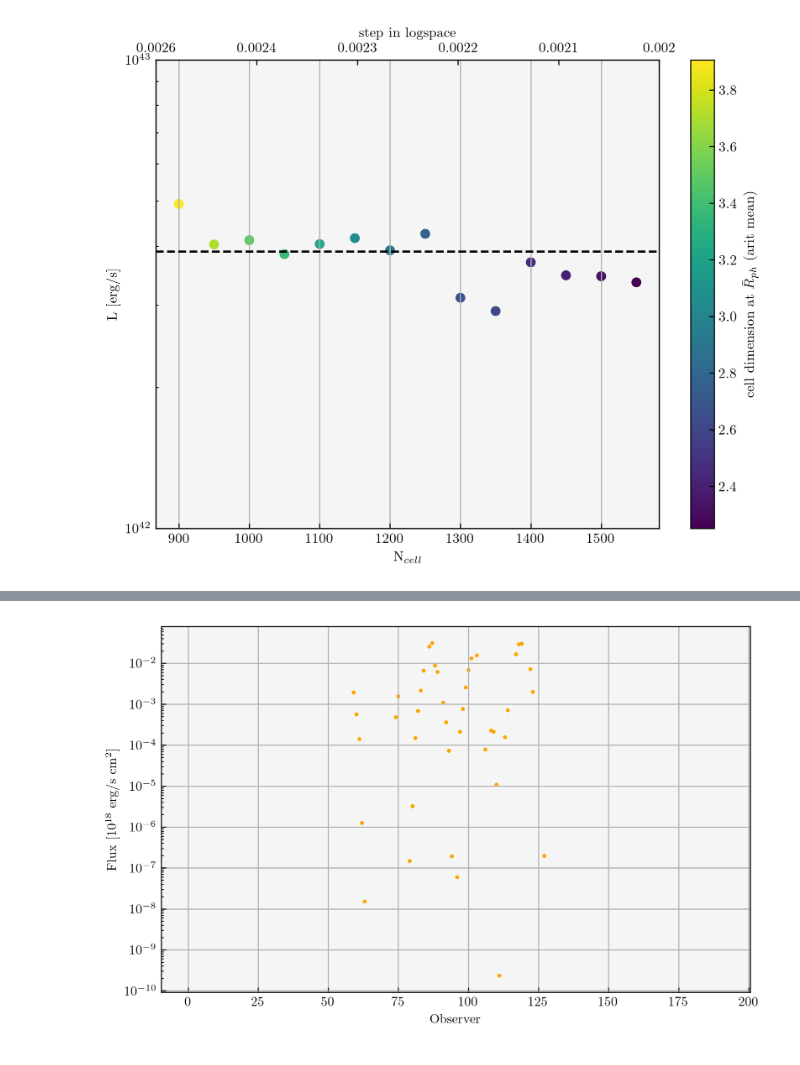
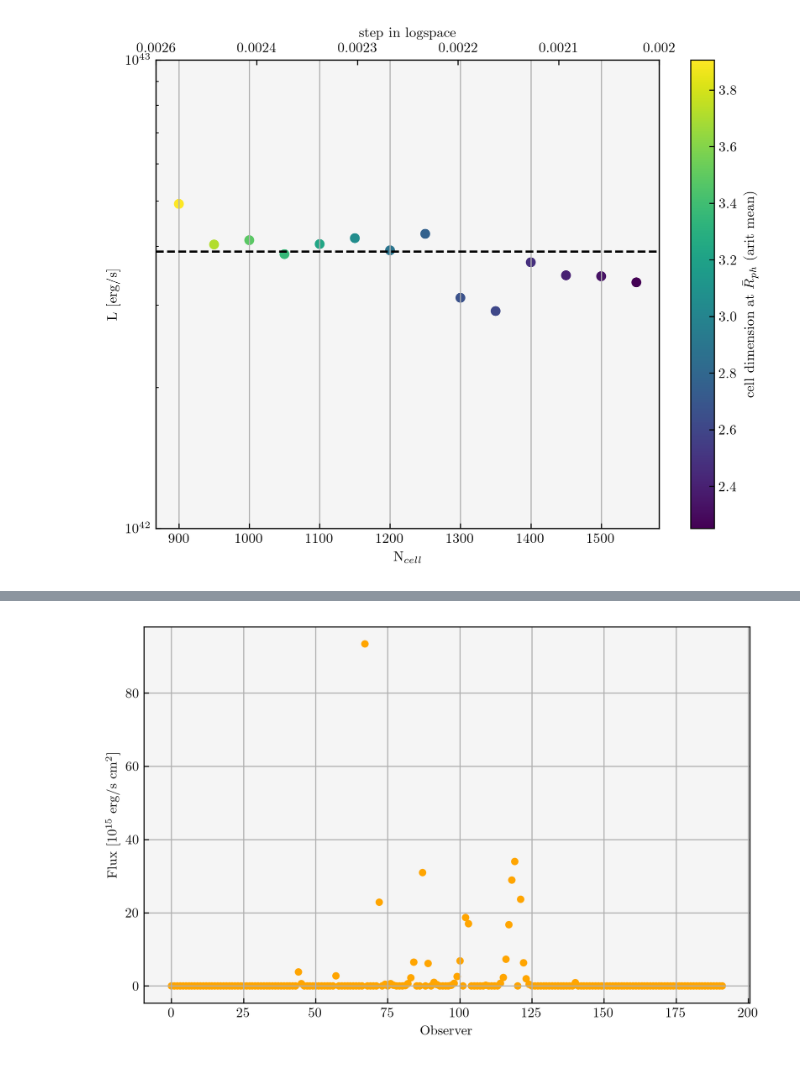
Before and after one commit to KKilmetis8/tde_comparison, a Jupyter notebook: test_radii.ipynb, the cells around one changed output, grey strips where cells are left out. Cells and saved outputs as stored; diff of their text form; code cells hidden in the pictures.

```diff
--- a/test_radii.ipynb
+++ b/test_radii.ipynb
@@ -152,3 +167,3 @@ for i in range(len(rays_T_test)):
 # %%
-flux = np.loadtxt('data/flux_m6.txt')[0]/1e18
+flux = np.loadtxt('data/flux_m6.txt')[7]/1e15
 # %%
@@ -166,15 +182,13 @@ plt.savefig('Figs/celldim_num1200.png')
 # %%
-flux_array = np.loadtxt('data/flux_m6.txt')/1e18
-flux_to_plot = flux_array[0]
-# for i in range(len(flux_to_plot)):
-#     if flux_to_plot[i] < 0:
-#         flux_to_plot[i]=0
+flux_to_plot = flux
+for i in range(len(flux_to_plot)):
+    if flux_to_plot[i] < 0:
+        flux_to_plot[i]=0
 plt.figure(figsize = [8,5])
-plt.scatter(np.arange(192), flux_to_plot, s = 4, color = 'orange')
+plt.scatter(np.arange(192), flux_to_plot, s = 20, color = 'orange')
 plt.xlabel('Observer')
-plt.ylabel(r'Flux [$10^{18}$ erg/s cm$^2$]')
-plt.yscale('log')
+plt.ylabel(r'Flux [$10^{15}$ erg/s cm$^2$]')
 plt.grid()
-#plt.savefig('Figs/' + str(fix) + '_flux_NOneg.png')
+plt.savefig('Figs/' + str(fix) + 'NOneg_flux.png')
 # %% [output]
-[figure, old version]
+[figure, new version]
```
Also changed, not shown: parts of 5 cells of this notebook, 5 other files.
